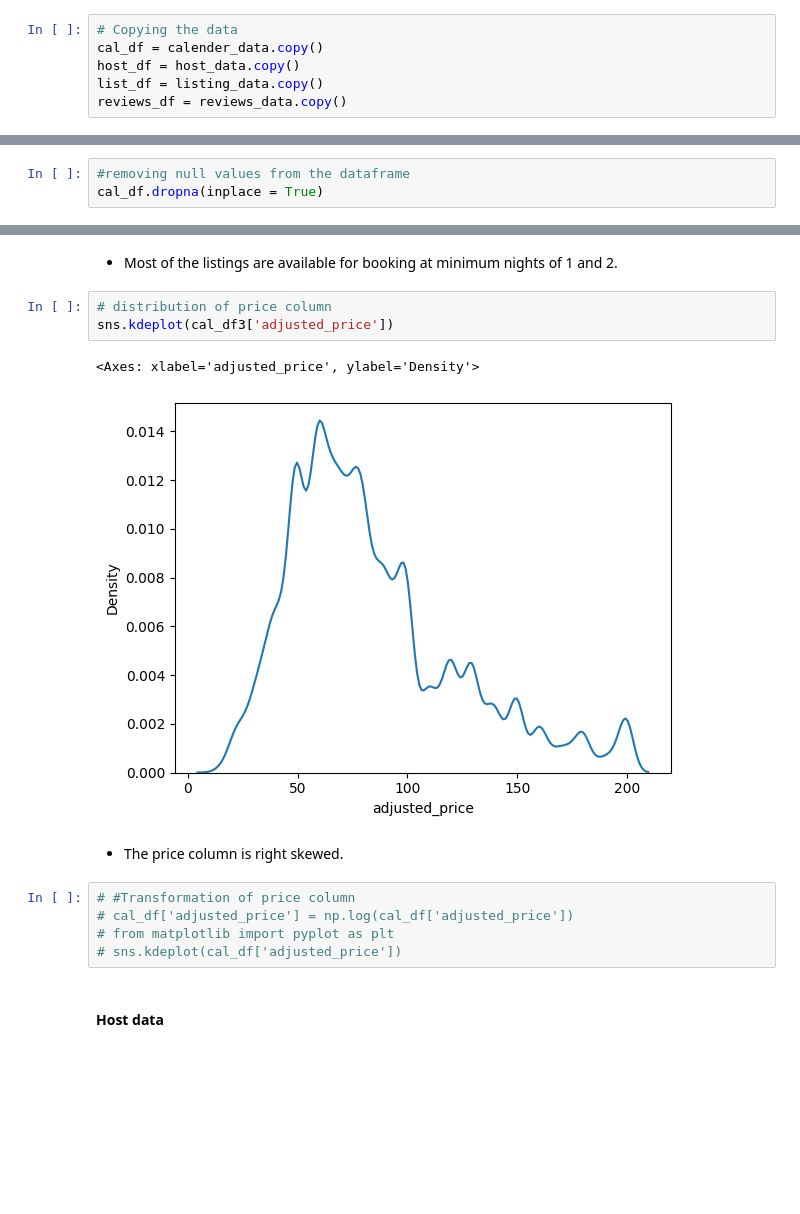
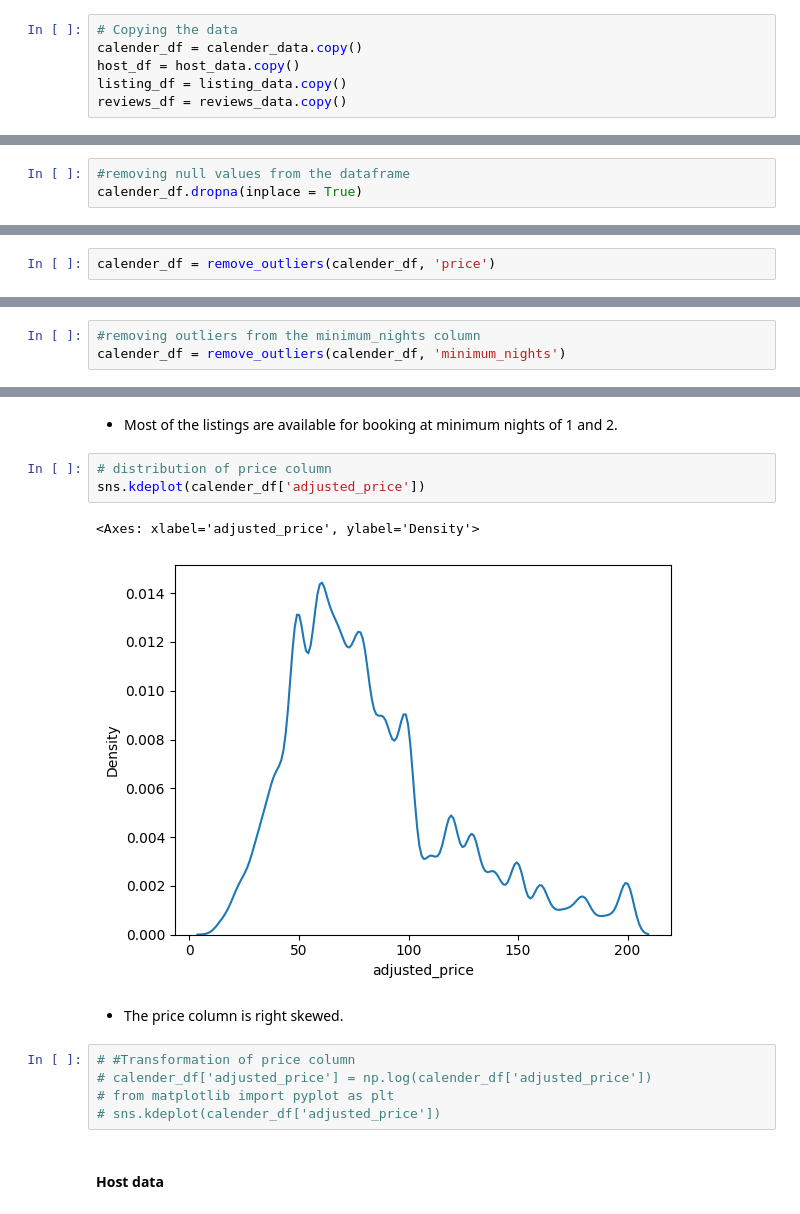
Before and after one commit to SuhelAnsari9272/Airbnb-booking-analysis, a Jupyter notebook: Airbnb_capstone_ABADS.ipynb, the cells around one changed output, grey strips where cells are left out. Drawn from its saved outputs; the diff is of its cells as text; blank space fills up the shorter version.

```diff
--- a/Airbnb_capstone_ABADS.ipynb
+++ b/Airbnb_capstone_ABADS.ipynb
@@ -15,9 +26,9 @@ listing_data = pd.read_csv('/content/drive/MyDrive/AirBnb_ABADS/listings.csv')
 reviews_data = pd.read_csv('/content/drive/MyDrive/AirBnb_ABADS/reviews.csv')
 # %%
 # Copying the data
-cal_df = calender_data.copy()
+calender_df = calender_data.copy()
 host_df = host_data.copy()
-list_df = listing_data.copy()
+listing_df = listing_data.copy()
 reviews_df = reviews_data.copy()
 # %% [markdown]
 #### Calender data
@@ -64,4 +77,4 @@ maximum_nights    0.00
 dtype: float64
 # %%
 #removing null values from the dataframe
-cal_df.dropna(inplace = True)
+calender_df.dropna(inplace = True)
@@ -172,0 +162,2 @@ cal_df.shape, cal_df1.shape
+# %%
+calender_df = remove_outliers(calender_df, 'price')
@@ -172,0 +187,3 @@ cal_df.shape, cal_df1.shape
+# %%
+#removing outliers from the minimum_nights column
+calender_df = remove_outliers(calender_df, 'minimum_nights')
@@ -202,17 +232,17 @@ cal_df3.groupby('minimum_nights').size().plot(kind = 'bar')
 * Most of the listings are available for booking at minimum nights of 1 and 2.
 # %%
 # distribution of price column
-sns.kdeplot(cal_df3['adjusted_price'])
+sns.kdeplot(calender_df['adjusted_price'])
 # %% [output]
 <Axes: xlabel='adjusted_price', ylabel='Density'>
-[figure, old version]
+[figure, new version]
 # %% [markdown]
 * The price column is right skewed.
 # %%
 # #Transformation of price column
-# cal_df['adjusted_price'] = np.log(cal_df['adjusted_price'])
+# calender_df['adjusted_price'] = np.log(calender_df['adjusted_price'])
 # from matplotlib import pyplot as plt
-# sns.kdeplot(cal_df['adjusted_price'])
+# sns.kdeplot(calender_df['adjusted_price'])
 # %% [markdown]
 #### Host data
 # %%
```
Also changed, not shown: parts of 111 cells of this notebook.
